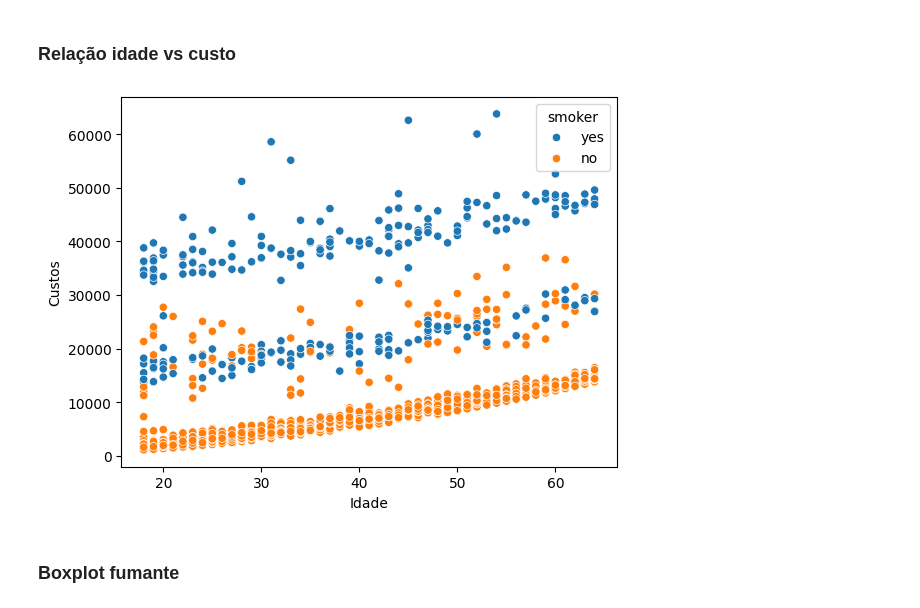
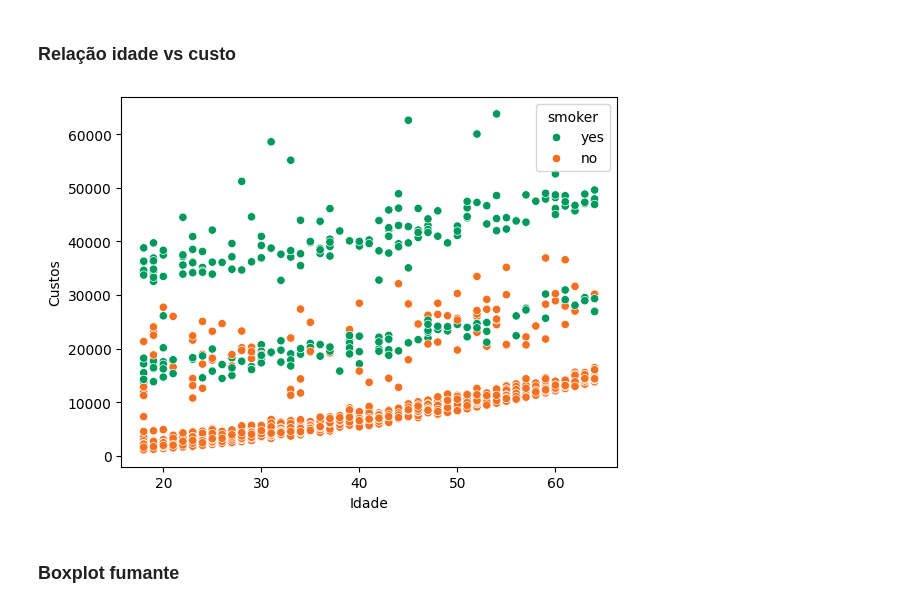
Before and after one commit to EduPekUfpr/PythonProject, a Jupyter notebook: LDS_LinearRegression_insurance.ipynb, the cells around one changed output. Drawn from its saved outputs; the diff is of its cells as text; code cells hidden in the pictures.

```diff
--- a/LDS_LinearRegression_insurance.ipynb
+++ b/LDS_LinearRegression_insurance.ipynb
@@ -42,6 +42,16 @@ import plotly.express as px
 from sklearn.model_selection import train_test_split
 from sklearn.linear_model import LinearRegression
 from sklearn.metrics import mean_absolute_error, r2_score
+
+unimed_colors = sns.color_palette(
+    ["#00995D", "#66BFA0", "#F37021"],
+    as_cmap=True
+)
+
+unimed_colors_disc = sns.color_palette(
+    ["#00995D", "#F37021"],
+    as_cmap=True
+)
 # %% [markdown]
 # Importação de dados
 # %%
@@ -120,12 +130,12 @@ plt.show()
 # %% [markdown]
 ### Relação idade vs custo
 # %%
-sns.scatterplot(data=df, x="age", y="charges", hue="smoker")
+sns.scatterplot(data=df, x="age", y="charges", hue="smoker", palette = unimed_colors_disc)
 plt.xlabel("Idade")
 plt.ylabel("Custos")
 plt.show()
 # %% [output]
-[figure, old version]
+[figure, new version]
 # %% [markdown]
 ### Boxplot fumante
 # %%
```
Also changed, not shown: parts of 2 cells of this notebook.
